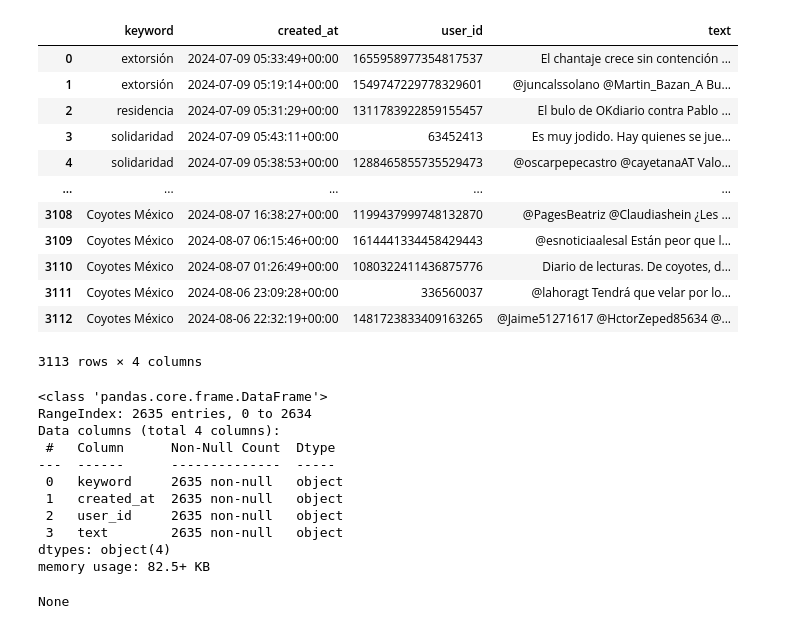
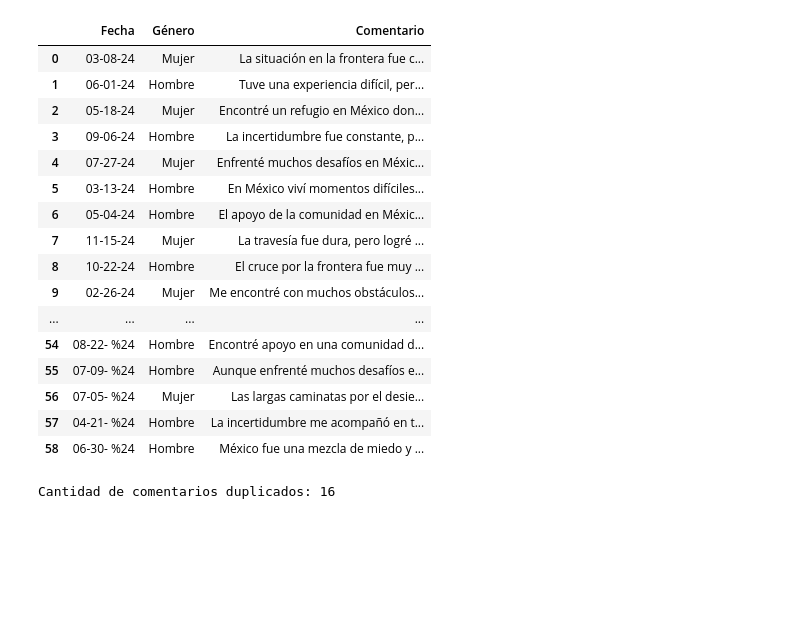
Before and after one commit to Samuelluisjuan/Analisis-Sentimental-de-migrantes, a Jupyter notebook: analisis_de_datos_migrantes.ipynb, the cells around one changed output. Drawn from its saved outputs; the diff is of its cells as text; code cells hidden in the pictures; blank space fills up the shorter version.

```diff
--- a/analisis_de_datos_migrantes.ipynb
+++ b/analisis_de_datos_migrantes.ipynb
@@ -7,35 +7,31 @@ import numpy as np
 from scipy import stats as st
 from IPython.display import display
 # %%
-tweets_relevantes = pd.read_csv('tweets_relevantes.csv')
-tweets_relevantes.drop(columns=['relevante'], inplace=True)
+tweets_relevantes = pd.read_csv('nuevos tweets echos lunes.csv')
+
 display(tweets_relevantes)
 # %% [output]
-|  | keyword | created_at | user_id | text |
-| 0 | extorsión | 2024-07-09 05:33:49+00:00 | 1655958977354817537 | El chantaje crece sin contención ... |
-| 1 | extorsión | 2024-07-09 05:19:14+00:00 | 1549747229778329601 | @juncalssolano @Martin_Bazan_A Bu... |
-| 2 | residencia | 2024-07-09 05:31:29+00:00 | 1311783922859155457 | El bulo de OKdiario contra Pablo ... |
-| 3 | solidaridad | 2024-07-09 05:43:11+00:00 | 63452413 | Es muy jodido. Hay quienes se jue... |
-| 4 | solidaridad | 2024-07-09 05:38:53+00:00 | 1288465855735529473 | @oscarpepecastro @cayetanaAT Valo... |
-| ... | ... | ... | ... | ... |
-| 3108 | Coyotes México | 2024-08-07 16:38:27+00:00 | 1199437999748132870 | @PagesBeatriz @Claudiashein ¿Les ... |
-| 3109 | Coyotes México | 2024-08-07 06:15:46+00:00 | 1614441334458429443 | @esnoticiaalesal Están peor que l... |
-| 3110 | Coyotes México | 2024-08-07 01:26:49+00:00 | 1080322411436875776 | Diario de lecturas. De coyotes, d... |
-| 3111 | Coyotes México | 2024-08-06 23:09:28+00:00 | 336560037 | @lahoragt Tendrá que velar por lo... |
-| 3112 | Coyotes México | 2024-08-06 22:32:19+00:00 | 1481723833409163265 | @Jaime51271617 @HctorZeped85634 @... |
+|  | Fecha | Género | Comentario |
+| 0 | 03-08-24 | Mujer | La situación en la frontera fue c... |
+| 1 | 06-01-24 | Hombre | Tuve una experiencia difícil, per... |
+| 2 | 05-18-24 | Mujer | Encontré un refugio en México don... |
+| 3 | 09-06-24 | Hombre | La incertidumbre fue constante, p... |
+| 4 | 07-27-24 | Mujer | Enfrenté muchos desafíos en Méxic... |
+| 5 | 03-13-24 | Hombre | En México viví momentos difíciles... |
+| 6 | 05-04-24 | Hombre | El apoyo de la comunidad en Méxic... |
+| 7 | 11-15-24 | Mujer | La travesía fue dura, pero logré ... |
+| 8 | 10-22-24 | Hombre | El cruce por la frontera fue muy ... |
+| 9 | 02-26-24 | Mujer | Me encontré con muchos obstáculos... |
+| ... | ... | ... | ... |
+| 54 | 08-22- %24 | Hombre | Encontré apoyo en una comunidad d... |
+| 55 | 07-09- %24 | Hombre | Aunque enfrenté muchos desafíos e... |
+| 56 | 07-05- %24 | Mujer | Las largas caminatas por el desie... |
+| 57 | 04-21- %24 | Hombre | La incertidumbre me acompañó en t... |
+| 58 | 06-30- %24 | Hombre | México fue una mezcla de miedo y ... |
-3113 rows × 4 columns
-# %%
-display(tweets_relevantes.info())
-# %% [output]
-<class 'pandas.core.frame.DataFrame'>
-RangeIndex: 2635 entries, 0 to 2634
-Data columns (total 4 columns):
- #   Column      Non-Null Count  Dtype
----  ------      --------------  -----
- 0   keyword     2635 non-null   object
- 1   created_at  2635 non-null   object
- 2   user_id     2635 non-null   object
- 3   text        2635 non-null   object
-dtypes: object(4)
-memory usage: 82.5+ KB
-None
+# %%
+conteo_duplicados = tweets_relevantes.duplicated(subset='Comentario').sum()
+
+# Imprimir la cantidad de duplicados encontrados
+print(f"Cantidad de comentarios duplicados: {conteo_duplicados}")
+# %% [output]
+Cantidad de comentarios duplicados: 16
```
Also changed, not shown: parts of 1 cell of this notebook, 9 other files.
